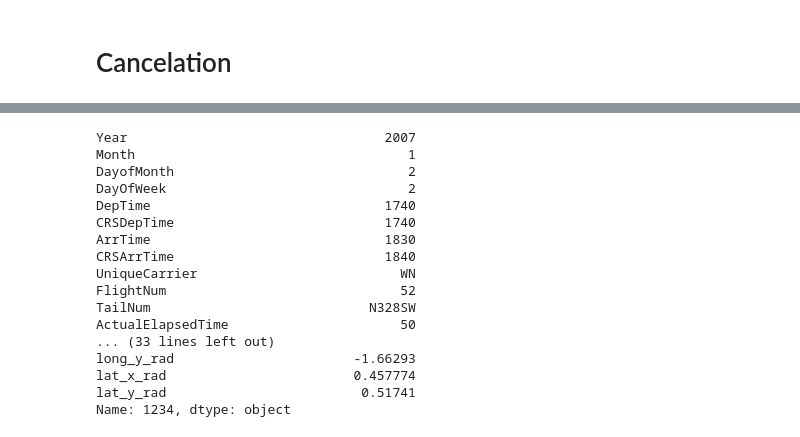
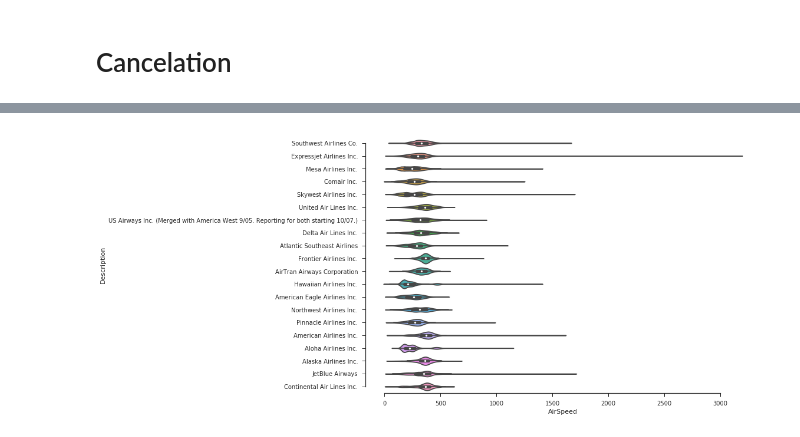
Before and after one commit to Zibski/Airline-on-time, a Jupyter notebook: Data Exploration.ipynb, the cells around one changed output, grey strips where cells are left out. Cells and saved outputs as stored; diff of their text form; code cells hidden in the pictures.

Commit message:
Speed violin, airport/carrier delay heatmap

```diff
--- a/Data Exploration.ipynb
+++ b/Data Exploration.ipynb
@@ -9,20 +15,31 @@ from math import sin, cos, sqrt, atan2, radians
 
 %matplotlib inline
 # %%
-dtypes = {'Year': 'int32', 'Month': 'int32', 'DayofMonth': 'int32', 'DayOfWeek': 'int32', 'DepTime': 'float32',
+dtypes_carriers = {'Year': 'int32', 'Month': 'int32', 'DayofMonth': 'int32', 'DayOfWeek': 'int32', 'DepTime': 'float32',
           'CRSDepTime': 'int32', 'ArrTime': 'float32', 'CRSArrTime': 'int32', 'UniqueCarrier': 'str',
           'FlightNum': 'int32', 'TailNum': 'str', 'ActualElapsedTime': 'float32', 'CRSElapsedTime': 'float32',
           'AirTime': 'float32', 'ArrDelay': 'float32', 'DepDelay': 'float32', 'Origin': 'str', 'Dest': 'str',
           'Distance': 'int32', 'TaxiIn': 'float32', 'TaxiOut': 'float32', 'Cancelled': 'int32',
           'CancellationCode': 'str', 'Diverted': 'int32', 'CarrierDelay': 'float32', 'WeatherDelay': 'float32',
           'NASDelay': 'float32', 'SecurityDelay': 'float32', 'LateAircraftDelay': 'float32'}
-df_all = pd.concat([pd.read_csv('input/2007.csv', dtype=dtypes),
-                    pd.read_csv('input/2008.csv', dtype=dtypes)])
-df_airports = pd.read_csv('input/airports.csv')
+
+dtypes_airports = {'iata': 'str', 'airport': 'str', 'city': 'str',
+                   'state': 'str', 'country': 'str', 'lat': 'float32', 'long': 'float32'}
+
+dtypes_carriers = {'Code': 'str', 'Description': 'str'}
+
+df_all = pd.concat([pd.read_csv('input/2007.csv', dtype=dtypes_carriers),
+                    pd.read_csv('input/2008.csv', dtype=dtypes_carriers)])
+df_airports = pd.read_csv('input/airports.csv', dtype=dtypes_airports)
+df_carriers = pd.read_csv('input/carriers.csv', dtype=dtypes_carriers)
+df_all = df_all.merge(right=df_carriers, how='left', left_on='UniqueCarrier', right_on='Code')
 df_all = df_all.merge(right=df_airports,how='left', left_on='Origin', right_on='iata')
 df_all = df_all.merge(right=df_airports,how='left', left_on='Dest', right_on='iata')
 df = df_all[df_all['UniqueCarrier']=='WN']
 # %%
+df_all['GroundSpeed'] = df_all['Distance']/(df_all['ActualElapsedTime']/60)
+df_all['GroundSpeed'] = df_all['GroundSpeed'].replace([np.inf, -np.inf], np.nan).dropna()
+
 for dataset in df:
     df.loc[df['ArrDelay'] <= 15, 'Status'] = 0
     df.loc[df['ArrDelay'] >= 15, 'Status'] = 1
@@ -421,32 +365,20 @@ flight_counts[-10:]
 # %%
-df_all['long_x_rad'] = df_all['long_x'].apply(math.radians)
-df_all['long_y_rad'] = df_all['long_y'].apply(math.radians)
-df_all['lat_x_rad'] = df_all['lat_x'].apply(math.radians)
-df_all['lat_y_rad'] = df_all['lat_y'].apply(math.radians)
+#df_all['long_x_rad'] = df_all['long_x'].apply(math.radians)
+#df_all['long_y_rad'] = df_all['long_y'].apply(math.radians)
+#df_all['lat_x_rad'] = df_all['lat_x'].apply(math.radians)
+#df_all['lat_y_rad'] = df_all['lat_y'].apply(math.radians)
 # %%
-df_all['distance'] = 2 * np.arctan2(np.sqrt((np.sin((df_all['lat_y_rad'] - df_all['lat_x_rad'])/2)**2 +
-                                     np.cos(df_all['lat_x_rad']) * np.cos(df_all['lat_y_rad']) *
-                                     np.sin((df_all['long_y_rad'] - df_all['long_x_rad'])/2)**2)),
-                               np.sqrt(1-(np.sin((df_all['lat_y_rad'] - df_all['lat_x_rad'])/2)**2 +
-                                     np.cos(df_all['lat_x_rad']) * np.cos(df_all['lat_y_rad']) *
-                                     np.sin((df_all['long_y_rad'] - df_all['long_x_rad'])/2)**2))) * 6372.0 * 0.621371192
+#df_all['distance'] = 2 * np.arctan2(np.sqrt((np.sin((df_all['lat_y_rad'] - df_all['lat_x_rad'])/2)**2 +
+#                                     np.cos(df_all['lat_x_rad']) * np.cos(df_all['lat_y_rad']) *
+#                                     np.sin((df_all['long_y_rad'] - df_all['long_x_rad'])/2)**2)),
+#                               np.sqrt(1-(np.sin((df_all['lat_y_rad'] - df_all['lat_x_rad'])/2)**2 +
+#                                     np.cos(df_all['lat_x_rad']) * np.cos(df_all['lat_y_rad']) *
+#                                     np.sin((df_all['long_y_rad'] - df_all['long_x_rad'])/2)**2))) * 6372.0 * 0.621371192
-# %%
-df_all.iloc[1234]
-# %% [output]
-Year                                 2007
-Month                                   1
-DayofMonth                              2
-DayOfWeek                               2
-DepTime                              1740
-CRSDepTime                           1740
-ArrTime                              1830
-CRSArrTime                           1840
-UniqueCarrier                          WN
-FlightNum                              52
-TailNum                            N328SW
-ActualElapsedTime                      50
-... (33 lines left out)
-long_y_rad                       -1.66293
-lat_x_rad                        0.457774
-lat_y_rad                         0.51741
-Name: 1234, dtype: object
+# %%
+sns.set_context("notebook", font_scale=2.5)
+plt.figure(figsize=(12, 8))
+sns.set(style="ticks", palette="muted", color_codes=True)
+ax = sns.violinplot(x="AirSpeed", y="Description", data=df_all);
+sns.despine(trim=True)
+# %% [output]
+[figure, added]
```
Also changed, not shown: parts of 20 cells of this notebook.
